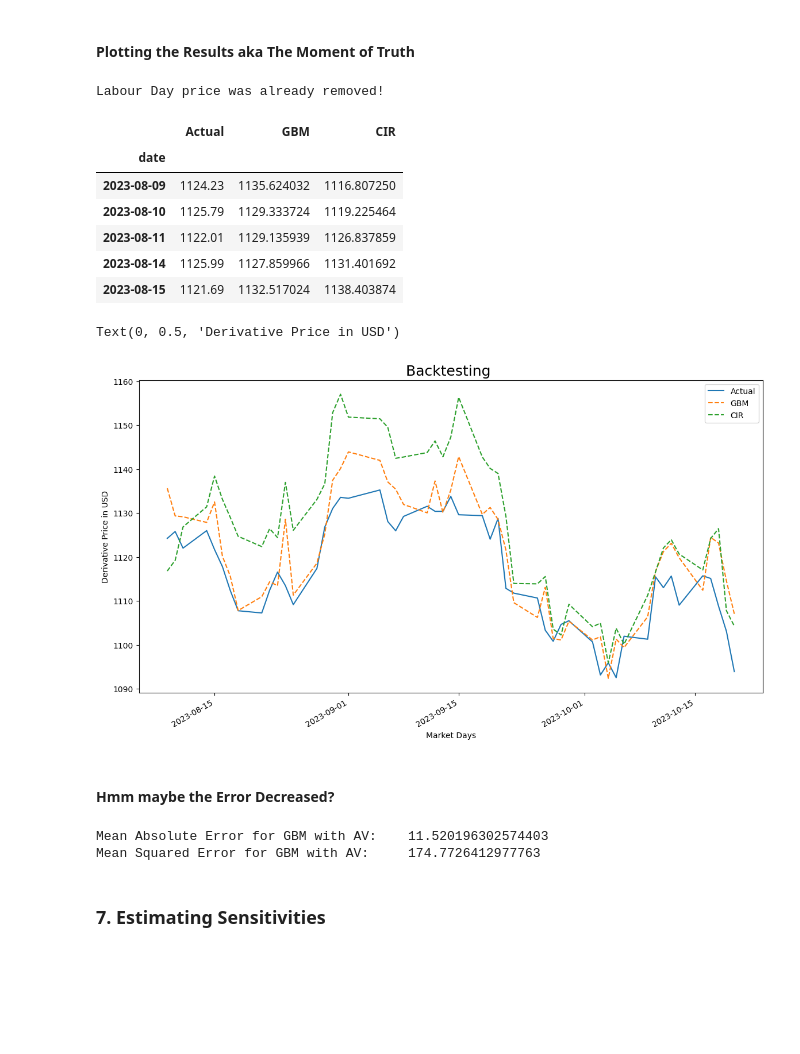
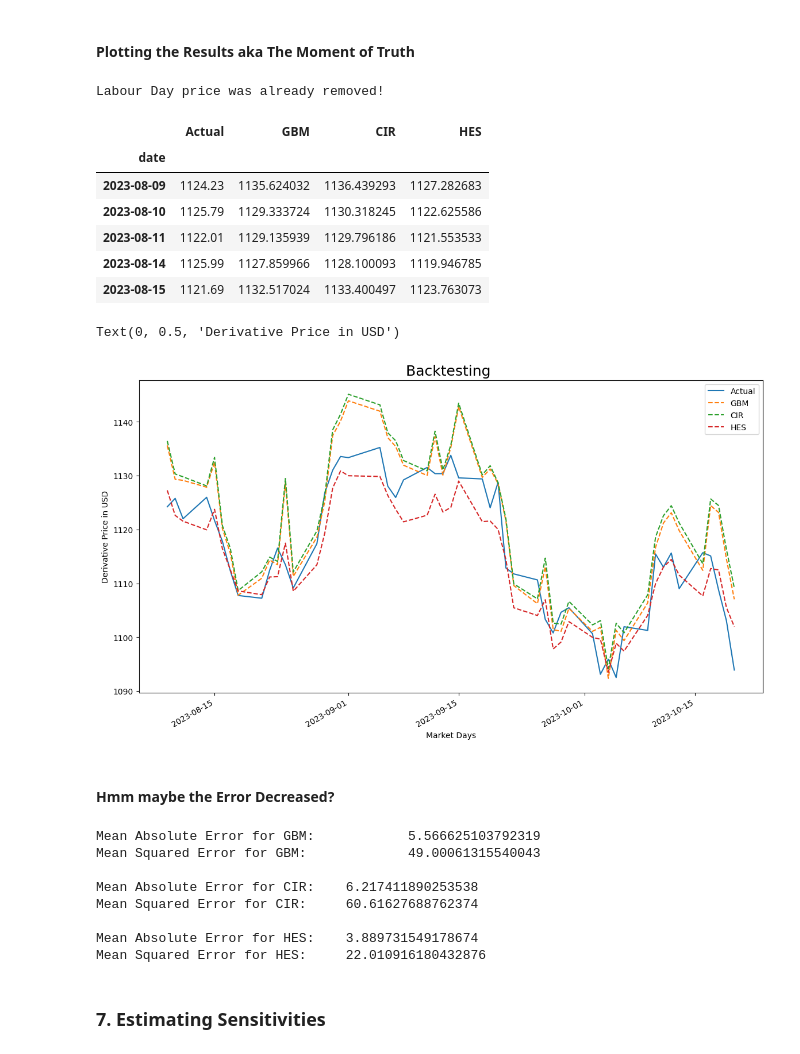
Before and after one commit to RahulG1309/MH4518, a Jupyter notebook: simulations/Black_Scholes.ipynb, the cells around one changed output. Drawn from its saved outputs; the diff is of its cells as text; code cells hidden in the pictures; blank space fills up the shorter version.

```diff
--- a/simulations/Black_Scholes.ipynb
+++ b/simulations/Black_Scholes.ipynb
@@ -548,9 +551,9 @@ interests["date"] = pd.to_datetime(interests["date"])
 # %%
 def get_window_r(date):
     r = np.zeros(shape=(251), dtype=np.float64)
-    start_index = interests[interests["date"]==date].index[0]
+    start_index = interests[interests["date"]<=date].index.max()
     for i in range(251):
-        r[250-i] = interests[interests.index==start_index-i+1]["2 Yr"].values[0]
+        r[250-i] = interests.iloc[start_index-i,1]
     return r
 # %%
 CIR_expected_values = []
@@ -559,17 +562,14 @@ for date, prices in zip(simulation_dates, backtest_windows):
   date_index = simulation_dates.get_loc(date)
   delta = len(product_lifetime[date:])
   tau = delta/252 ### time diff in years
-
-  # rs = []
-  # for i in range(len(prices)):
-  #   curve_fit = curves[date_index]
-  #   r = curve_fit(date_index)/100 ### yearly interest
-  #   rs.append(r)
+  print("Input date is ",date)
   rs = get_window_r(date)
 
   mu_r, s_r, kappa, init_r = get_stats(rs)
   sim_interest = simulate_interest(num_sim, rs[-1], mu_r, s_r, kappa, delta_t, tau, Z=CIR_matrix[date_index])
-  eff_r = sim_interest-get_div_rate(date)/100
+  eff_r = sim_interest/100-get_div_rate(date)/100
+  print("Values ",mu_r, s_r, kappa, init_r)
+  print(eff_r)
 
   _, sigma = get_lognormal_statistics(prices, delta_t)  ### sigma is daily variance
   simulated_prices = simulate_CIR(num_sim, prices[-1], eff_r/252, sigma, delta_t, tau, Z=Z_matrix[date_index])
@@ -635,7 +651,7 @@ def simulate_GBM_(num_sim, S_0, r, sigma, delta_t, T, Z):  # NOTE: For exact GMB
   return S_matrix
 # %%
 # GBM without Variance Reduction
-GBM_expected_values = []
+Hes_expected_values = []
 
 for date, prices in zip(simulation_dates, backtest_windows):
 
@@ -645,14 +661,14 @@ for date, prices in zip(simulation_dates, backtest_windows):
   curve_fit = curves[date_index]
   r = curve_fit(tau)/100 ### yearly interest
   _, sigma, sigma_sigma, kappa, init_sigma = get_lognormal_statistics_(prices)  ### all daily indicators
-  eff_r = r - get_div_rate(date)/100
+  eff_r = r #- get_div_rate(date)/100
 
   variance = simulate_heston_var(num_sim, init_sigma, sigma, sigma_sigma, kappa, delta_t, tau, Z=Hes_matrix[date_index])
   simulated_prices = simulate_GBM_(num_sim, prices[-1], eff_r/252, variance**(1/2), delta_t, tau, Z=Z_matrix[date_index])
 
   payoffs = np.exp(-eff_r*tau)*np.apply_along_axis(func1d=calculate_payoff, axis=1, arr=simulated_prices)
   expected_value = np.mean(payoffs)
-  GBM_expected_values.append(expected_value)
+  Hes_expected_values.append(expected_value)
 # %%
 # # GBM with Control Variate Variance Reduction
 # GBM_CV_expected_values = []
@@ -727,37 +743,39 @@ simulation_reults['GBM'] = GBM_expected_values
 # simulation_reults['EMS'] = GBM_EMS_expected_values
 # simulation_reults['closed']= closed_expected_values
 simulation_reults['CIR']= CIR_expected_values
+simulation_reults['HES']= Hes_expected_values
 # simulation_reults['CV'] = GBM_CV_expected_values
 # simulation_reults['CV_Min'] = GBM_CV_Min_expected_values
 
 simulation_reults.head()
 # %% [output]
 Labour Day price was already removed!
-|  | Actual | GBM | CIR |
-| date |  |  |  |
-| 2023-08-09 | 1124.23 | 1135.624032 | 1116.807250 |
-| 2023-08-10 | 1125.79 | 1129.333724 | 1119.225464 |
-| 2023-08-11 | 1122.01 | 1129.135939 | 1126.837859 |
-| 2023-08-14 | 1125.99 | 1127.859966 | 1131.401692 |
-| 2023-08-15 | 1121.69 | 1132.517024 | 1138.403874 |
+|  | Actual | GBM | CIR | HES |
+| date |  |  |  |  |
+| 2023-08-09 | 1124.23 | 1135.624032 | 1136.439293 | 1127.282683 |
+| 2023-08-10 | 1125.79 | 1129.333724 | 1130.318245 | 1122.625586 |
+| 2023-08-11 | 1122.01 | 1129.135939 | 1129.796186 | 1121.553533 |
+| 2023-08-14 | 1125.99 | 1127.859966 | 1128.100093 | 1119.946785 |
+| 2023-08-15 | 1121.69 | 1132.517024 | 1133.400497 | 1123.763073 |
 # %%
 plt.figure(figsize=(14,8))
 plt.title('Backtesting ',fontdict={"fontsize":18})
 
 simulation_reults['Actual'].plot(legend=True)
 simulation_reults['GBM'].plot(legend=True,style="--")
 # simulation_reults['AV'].plot(legend=True,style="--")
 # simulation_reults['EMS'].plot(legend=True,style="--")
 # simulation_reults['closed'].plot(legend=True,style="--")
 simulation_reults['CIR'].plot(legend=True,style="--")
+simulation_reults['HES'].plot(legend=True,style="--")
 # simulation_reults['CV'].plot(legend=True,style="--")
 # simulation_reults['CV_Min'].plot(legend=True,style="--")
 
 plt.xlabel('Market Days')
 plt.ylabel('Derivative Price in USD')
 # %% [output]
 Text(0, 0.5, 'Derivative Price in USD')
-[figure, old version]
+[figure, new version]
 # %% [markdown]
 #### Hmm maybe the Error Decreased?
 # %%
@@ -766,10 +784,20 @@ mean_sq_error=mean_squared_error(simulation_reults['Actual'].to_list(),simulatio
 print(f'Mean Absolute Error for GBM:\t\t{mean_abs_error}')
 print(f'Mean Squared Error for GBM:\t\t{mean_sq_error}\n')
 
-mean_abs_error=mean_absolute_error(simulation_reults['Actual'].to_list(),simulation_reults['AV'].to_list())
-mean_sq_error=mean_squared_error(simulation_reults['Actual'].to_list(),simulation_reults['AV'].to_list())
-print(f'Mean Absolute Error for GBM with AV:\t{mean_abs_error}')
-print(f'Mean Squared Error for GBM with AV:\t{mean_sq_error}\n')
+mean_abs_error=mean_absolute_error(simulation_reults['Actual'].to_list(),simulation_reults['CIR'].to_list())
+mean_sq_error=mean_squared_error(simulation_reults['Actual'].to_list(),simulation_reults['CIR'].to_list())
+print(f'Mean Absolute Error for CIR:\t{mean_abs_error}')
+print(f'Mean Squared Error for CIR:\t{mean_sq_error}\n')
+
+mean_abs_error=mean_absolute_error(simulation_reults['Actual'].to_list(),simulation_reults['HES'].to_list())
+mean_sq_error=mean_squared_error(simulation_reults['Actual'].to_list(),simulation_reults['HES'].to_list())
+print(f'Mean Absolute Error for HES:\t{mean_abs_error}')
+print(f'Mean Squared Error for HES:\t{mean_sq_error}\n')
+
+# mean_abs_error=mean_absolute_error(simulation_reults['Actual'].to_list(),simulation_reults['AV'].to_list())
+# mean_sq_error=mean_squared_error(simulation_reults['Actual'].to_list(),simulation_reults['AV'].to_list())
+# print(f'Mean Absolute Error for GBM with AV:\t{mean_abs_error}')
+# print(f'Mean Squared Error for GBM with AV:\t{mean_sq_error}\n')
 
 # mean_abs_error=mean_absolute_error(simulation_reults['Actual'].to_list(),simulation_reults['EMS'].to_list())
 # mean_sq_error=mean_squared_error(simulation_reults['Actual'].to_list(),simulation_reults['EMS'].to_list())
@@ -786,8 +814,14 @@ print(f'Mean Squared Error for GBM with AV:\t{mean_sq_error}\n')
 # print(f'Mean Absolute Error with CV using min:\t{mean_abs_error}')
 # print(f'Mean Squared Error with CV using min:\t{mean_sq_error}\n')
 # %% [output]
-Mean Absolute Error for GBM with AV:    11.520196302574403
-Mean Squared Error for GBM with AV:     174.7726412977763
+Mean Absolute Error for GBM:            5.566625103792319
+Mean Squared Error for GBM:             49.00061315540043
+
+Mean Absolute Error for CIR:    6.217411890253538
+Mean Squared Error for CIR:     60.61627688762374
+
+Mean Absolute Error for HES:    3.889731549178674
+Mean Squared Error for HES:     22.010916180432876
 # %% [markdown]
 ### 7. Estimating Sensitivities
 # %%
```
Also changed, not shown: parts of 3 cells of this notebook.
